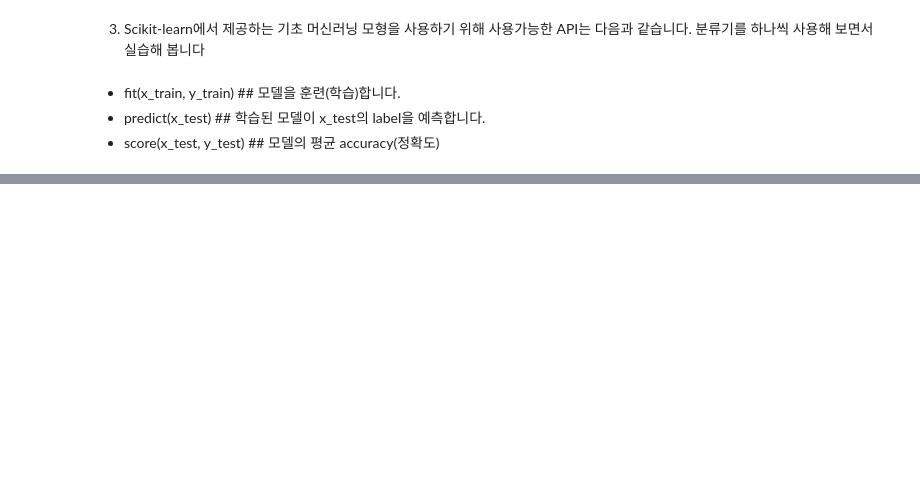
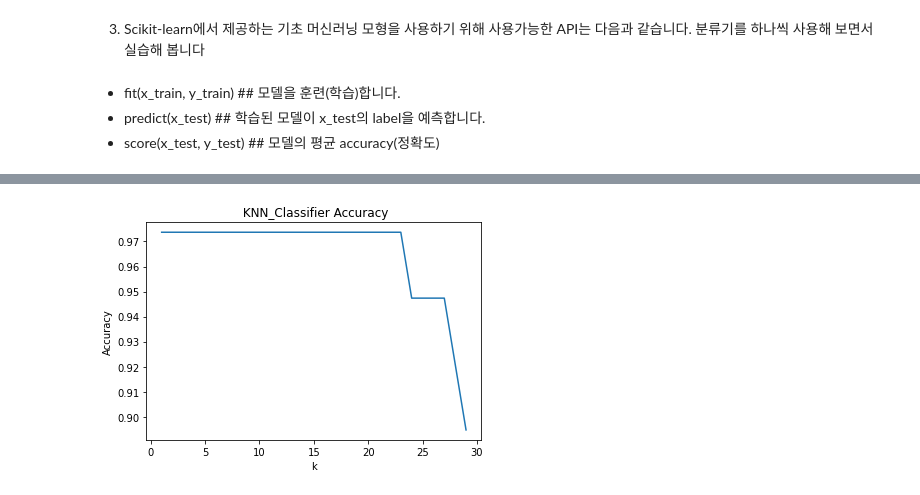
Before and after one commit to ajou20658/2023S-Ajou-ML, a Jupyter notebook: HW0.ipynb, the cells around one changed output, grey strips where cells are left out. Cells and saved outputs as stored; diff of their text form; code cells hidden in the pictures; blank space fills up the shorter version.

```diff
--- a/HW0.ipynb
+++ b/HW0.ipynb
@@ -200,7 +393,7 @@ x_test
 # %%
 clf = KNeighborsClassifier(n_neighbors = 3)
 
-#clf = tree.DecisionTreeClassifier()
-#clf = svm.SVC(kernel='linear')
-#clf = RandomForestClassifier(max_depth=2, random_state=0)
-#clf = LogisticRegression(solver='lbfgs').fit(x_train,y_train)
+clf = tree.DecisionTreeClassifier()
+clf = svm.SVC(kernel='linear')
+clf = RandomForestClassifier(max_depth=2, random_state=0)
+clf = LogisticRegression(solver='lbfgs').fit(x_train,y_train)
@@ -211,12 +421,14 @@ clf.intercept_            # 추정 된 상수항 확인
 # %%
-k_list = range(1,10)
+k_list = range(1,30)
 accuracies = []
 for k in k_list:
     clf = KNeighborsClassifier(n_neighbors = k)
-    clf.fit(training_data, training_labels)
-    accs.append(clf.score(validation_data, validation_labels))
+    clf.fit(x_train, y_train)
+    accuracies.append(clf.score(x_test, y_test))
 plt.plot(k_list, accuracies)
 plt.xlabel("k")
 plt.ylabel("Accuracy")
 plt.title(" KNN_Classifier Accuracy")
 plt.show()
+# %% [output]
+[figure, added]
```
Also changed, not shown: parts of 28 cells of this notebook.
